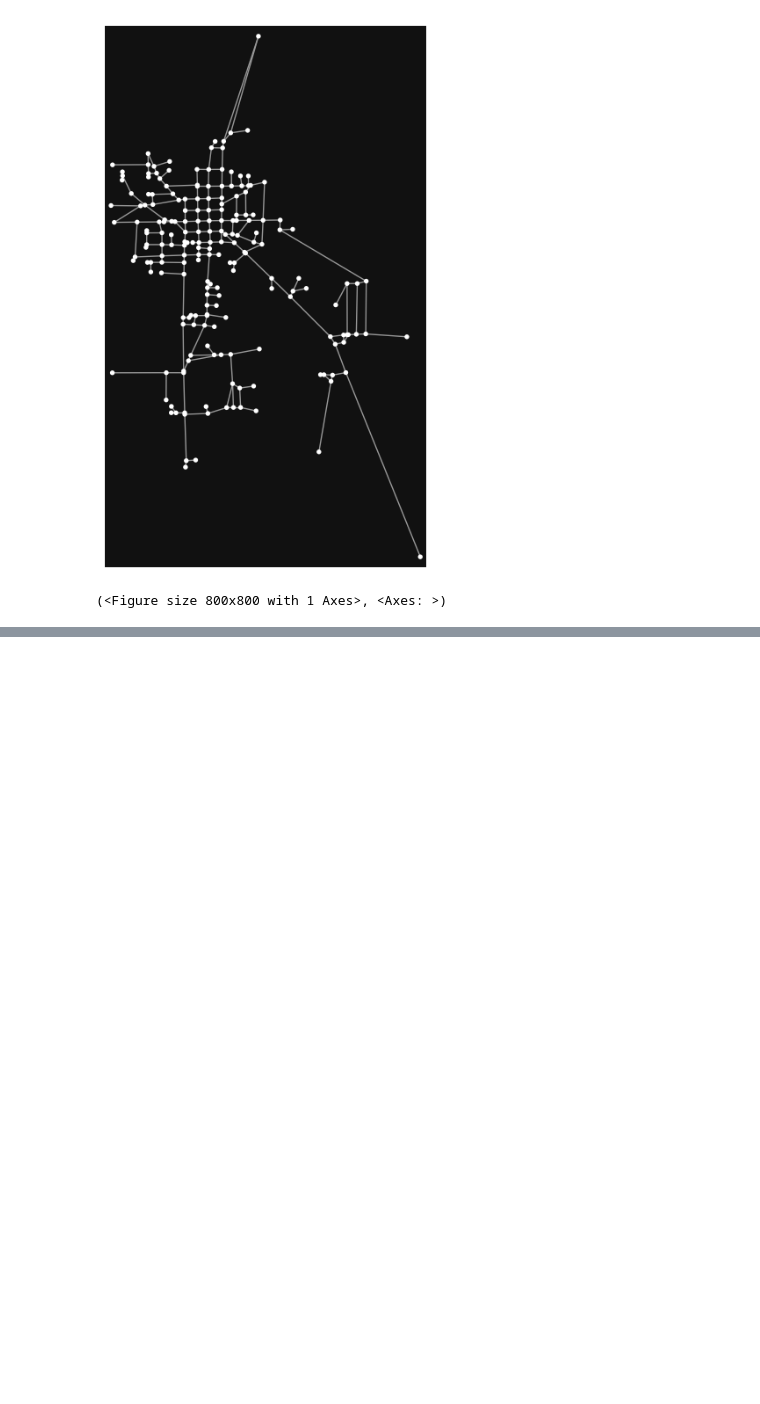
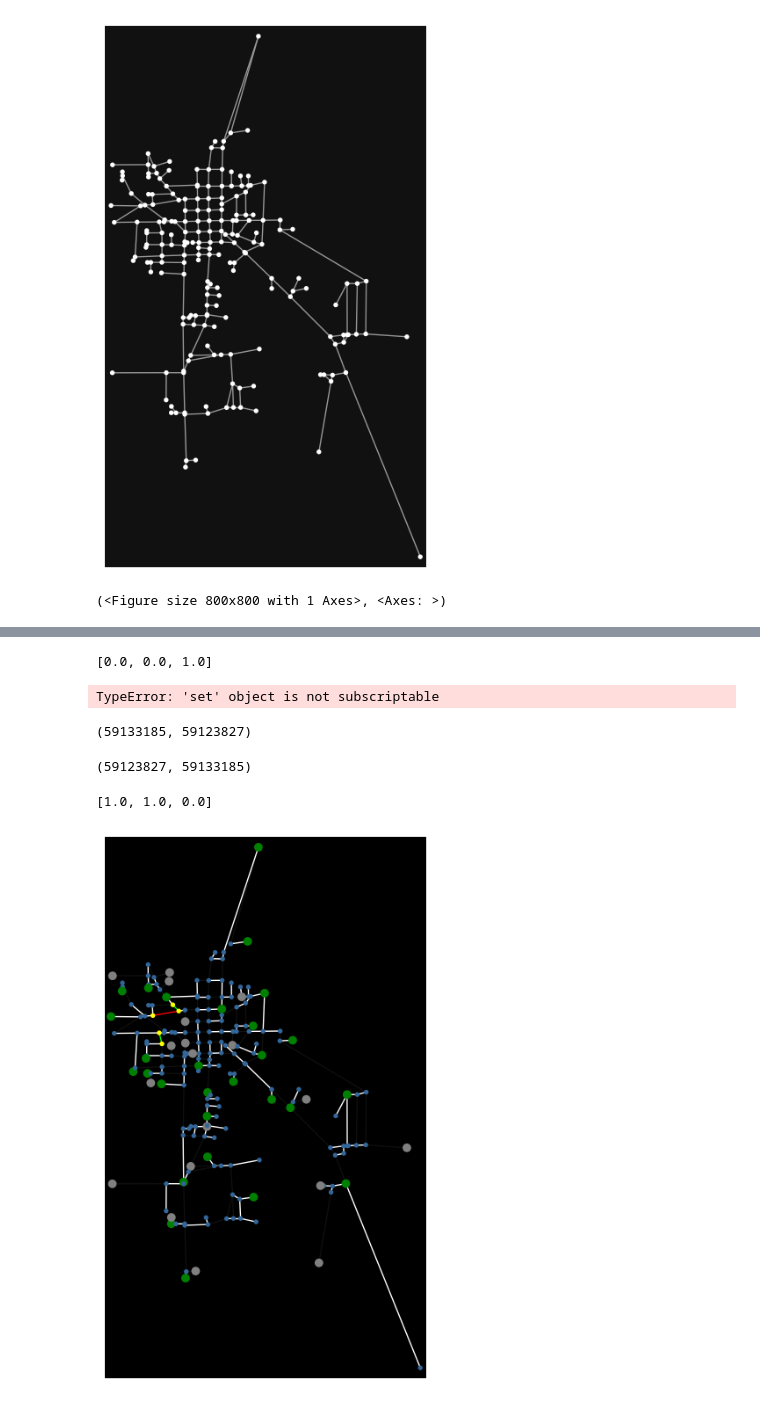
Before and after one commit to matt-banschbach/CMOR492-DWS, a Jupyter notebook: visualization/visual_sandbox.ipynb, the cells around one changed output, grey strips where cells are left out. Drawn from its saved outputs; the diff is of its cells as text; code cells hidden in the pictures; blank space fills up the shorter version.

```diff
--- a/visualization/visual_sandbox.ipynb
+++ b/visualization/visual_sandbox.ipynb
@@ -143 +175,19 @@ with open("solutions\\z_sol_period_1.json", "r") as f:
+# %%
+print([z_sol_0[edge] for edge in edges_changed])
+print(edges_changed[2])
+# %% [output]
+[0.0, 0.0, 1.0]
+TypeError: 'set' object is not subscriptable
+# %%
+edges_changed[2]
+# %% [output]
+(59133185, 59123827)
+# %%
+edges_changed[2][::-1]
+# %% [output]
+(59123827, 59133185)
+# %%
+print([z_sol_1[edge] for edge in edges_changed])
+# %% [output]
+[1.0, 1.0, 0.0]
 # %%
@@ -161,3 +235,7 @@ def plot_pipe_network(graph, treatment_nodes, source_nodes, selected_treatment_c
     node_sizes = [50 if node in treatment_nodes else 15 for node in graph.nodes]
 
     ox.plot_graph(G, node_color=node_colors, node_size=node_sizes, edge_color=edge_colors, edge_linewidth=1, bgcolor="#000000")
+# %%
+plot_pipe_network(G, treatment_nodes, source_nodes, y_sol_1, z_sol_1, highlighted_nodes=nodes_changed_set, highlighted_edges=edges_changed)
+# %% [output]
+[figure, added]
```
Also changed, not shown: parts of 20 cells of this notebook.
